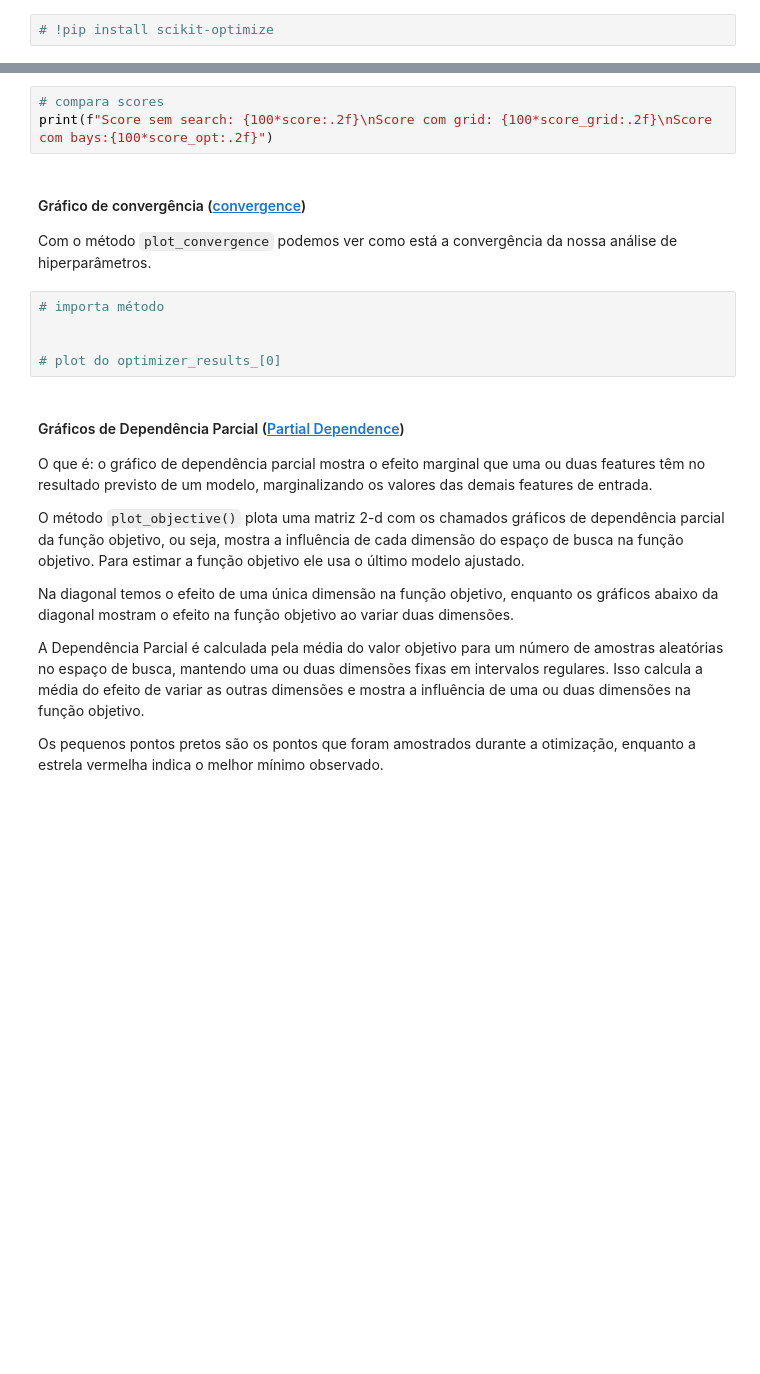
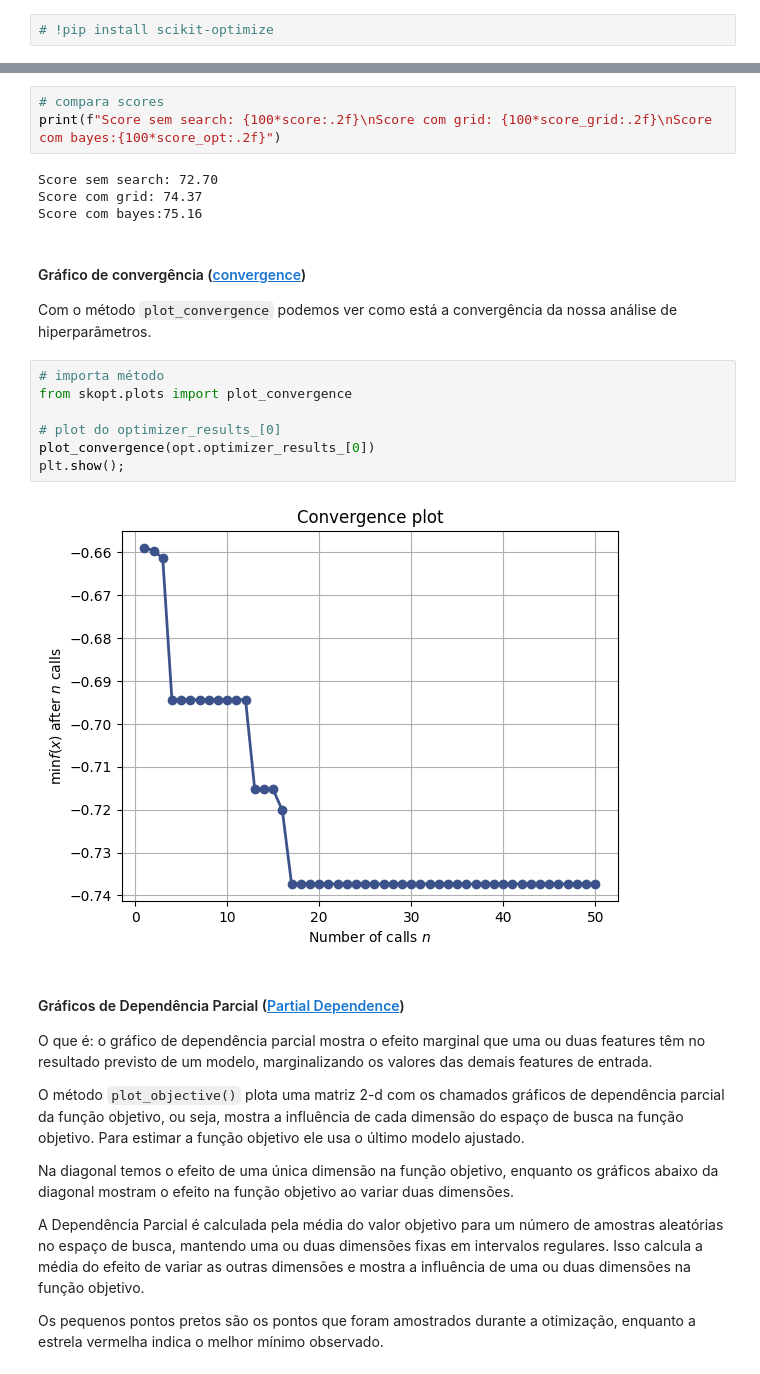
Before and after one commit to patriciacatandi/Lets_Code_DS_Degree_Alunos_ML, a Jupyter notebook: Módulo 11 - Machine Learning III/4 - Otimização de Parâmetros Avançada/Otimização de Parâmetros Avançada.ipynb, the cells around one changed output, grey strips where cells are left out. Cells and saved outputs as stored; diff of their text form; blank space fills up the shorter version.

```diff
--- a/Módulo 11 - Machine Learning III/4 - Otimização de Parâmetros Avançada/Otimização de Parâmetros Avançada.ipynb
+++ b/Módulo 11 - Machine Learning III/4 - Otimização de Parâmetros Avançada/Otimização de Parâmetros Avançada.ipynb
@@ -410,14 +564,22 @@ score_opt =
 # %%
 # compara scores
-print(f"Score sem search: {100*score:.2f}\nScore com grid: {100*score_grid:.2f}\nScore com bays:{100*score_opt:.2f}")
+print(f"Score sem search: {100*score:.2f}\nScore com grid: {100*score_grid:.2f}\nScore com bayes:{100*score_opt:.2f}")
+# %% [output]
+Score sem search: 72.70
+Score com grid: 74.37
+Score com bayes:75.16
 # %% [markdown]
 #### Gráfico de convergência ([convergence](https://scikit-optimize.github.io/stable/modules/generated/skopt.plots.plot_convergence.html#skopt.plots.plot_convergence))
 Com o método `plot_convergence` podemos ver como está a convergência da nossa análise de hiperparâmetros.
 # %%
 # importa método
-
+from skopt.plots import plot_convergence
 
 # plot do optimizer_results_[0]
+plot_convergence(opt.optimizer_results_[0])
+plt.show();
+# %% [output]
+[figure, added]
 # %% [markdown]
 #### Gráficos de Dependência Parcial ([Partial Dependence](https://scikit-optimize.github.io/stable/modules/generated/skopt.plots.plot_objective.html#skopt.plots.plot_objective))
 
```
Also changed, not shown: parts of 16 cells of this notebook.
